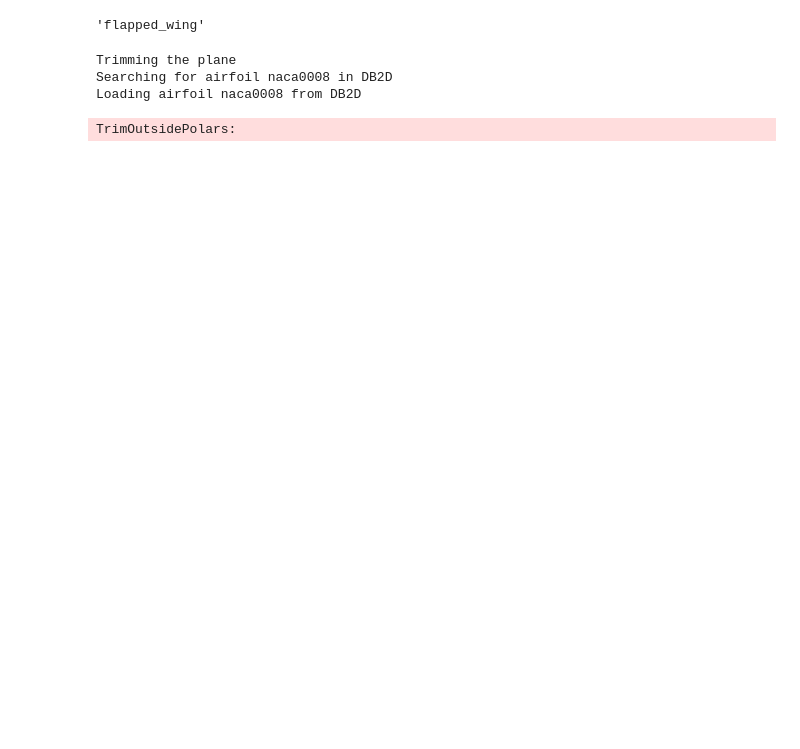
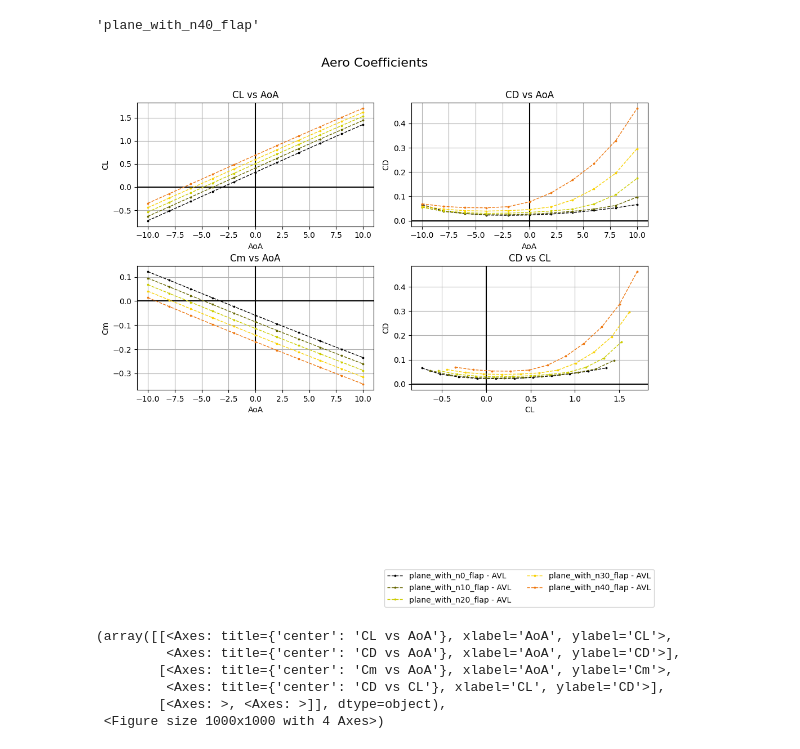
Before and after one commit to trifwn/Icarus, a Jupyter notebook: examples/moving.ipynb, the cells around one changed output. Cells and saved outputs as stored; diff of their text form; code cells hidden in the pictures; blank space fills up the shorter version.

Commit message:
Polars with moving surfaces

```diff
--- a/examples/moving.ipynb
+++ b/examples/moving.ipynb
@@ -24,14 +28,14 @@ wing_position= np.array(
     dtype=float,
 )
 wing_orientation=np.array(
-    [0, 5.0, 0.0],
+    [-1., 1.0, 0.0],
     dtype=float,
 )
 move_surf_w = {
     "names":["flap"],
-    "hinges" : [0.7],
+    "hinges" : [0.75],
     "local_axes":[np.array([0,1.0,0.])],
-    "span_percs" : [0.3],
+    "span_percs" : [0.35],
     "rotation" : [1],
     "gains":[1.]
 
@@ -123,6 +127,6 @@ point_masses = [
     # (1.000, np.array([0.090, 0.0, 0.0], dtype=float), "battery"),  # Battery
     (0.900, np.array([0.130, 0.0, 0.0], dtype=float), "payload"),  # Payload
 ]
-# %%
-plane = Airplane("flapped_wing",lifting_surfaces)
-plane.add_point_masses(point_masses)
+# %%
+elevator_deflections = [0,10,20,30,40]
+planes = []
@@ -129,4 +187,4 @@ plane.add_point_masses(point_masses)
 # %%
-plane.directory
+plane.name
 # %% [output]
-'flapped_wing'
+'plane_with_n40_flap'
@@ -156,11 +190,0 @@ epsilons = {
-# %%
-state.add_all_pertrubations("Central", epsilons)
-avl_dynamic_analysis_fd(plane, state, solver2D)
-df = process_avl_fd_res(plane, state)
-state.set_pertrubation_results(df)
-state.stability_fd()
-# %% [output]
-Trimming the plane
-Searching for airfoil naca0008 in DB2D
-Loading airfoil naca0008 from DB2D
-TrimOutsidePolars:
@@ -166,0 +193,10 @@ TrimOutsidePolars:
+# %%
+plot(planes, solvers = ['AVL'])
+# %% [output]
+[figure, added]
+(array([[<Axes: title={'center': 'CL vs AoA'}, xlabel='AoA', ylabel='CL'>,
+         <Axes: title={'center': 'CD vs AoA'}, xlabel='AoA', ylabel='CD'>],
+        [<Axes: title={'center': 'Cm vs AoA'}, xlabel='AoA', ylabel='Cm'>,
+         <Axes: title={'center': 'CD vs CL'}, xlabel='CL', ylabel='CD'>],
+        [<Axes: >, <Axes: >]], dtype=object),
+ <Figure size 1000x1000 with 4 Axes>)
```
Also changed, not shown: parts of 5 cells of this notebook, 7 other files.
